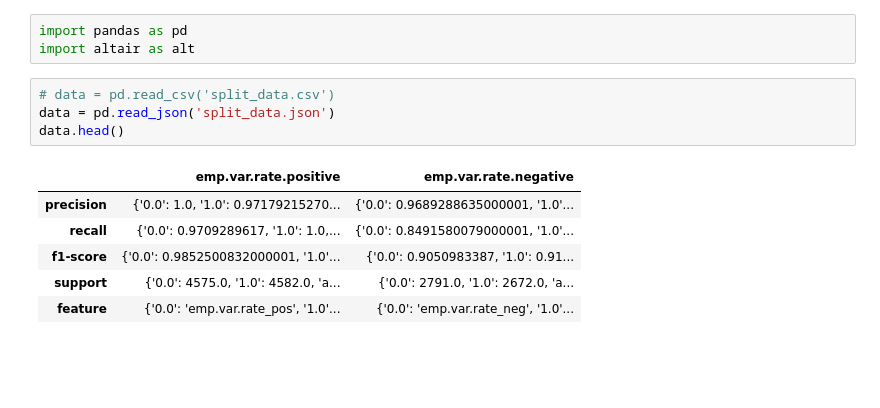
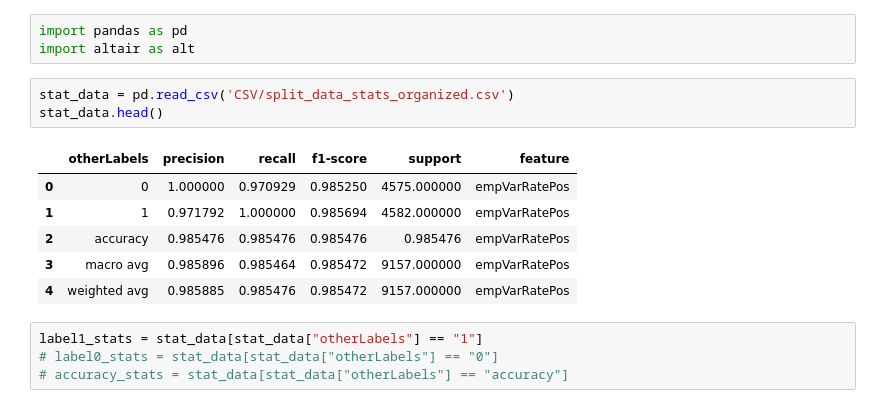
Before and after one commit to samanthastaheli/CSE450TeamProjects, a Jupyter notebook: split_data_tables.ipynb, the cells around one changed output. Saved outputs shown, nothing was run; the diff lists cells and outputs as text; blank space fills up the shorter version.

```diff
--- a/split_data_tables.ipynb
+++ b/split_data_tables.ipynb
@@ -1,14 +1,17 @@
 # %%
 import pandas as pd
 import altair as alt
-# %%
-# data = pd.read_csv('split_data.csv')
-data = pd.read_json('split_data.json')
-data.head()
-# %% [output]
-|  | emp.var.rate.positive | emp.var.rate.negative |
-| precision | {'0.0': 1.0, '1.0': 0.97179215270... | {'0.0': 0.9689288635000001, '1.0'... |
-| recall | {'0.0': 0.9709289617, '1.0': 1.0,... | {'0.0': 0.8491580079000001, '1.0'... |
-| f1-score | {'0.0': 0.9852500832000001, '1.0'... | {'0.0': 0.9050983387, '1.0': 0.91... |
-| support | {'0.0': 4575.0, '1.0': 4582.0, 'a... | {'0.0': 2791.0, '1.0': 2672.0, 'a... |
-| feature | {'0.0': 'emp.var.rate_pos', '1.0'... | {'0.0': 'emp.var.rate_neg', '1.0'... |
+# %%
+stat_data = pd.read_csv('CSV/split_data_stats_organized.csv')
+stat_data.head()
+# %% [output]
+|  | otherLabels | precision | recall | f1-score | support | feature |
+| 0 | 0 | 1.000000 | 0.970929 | 0.985250 | 4575.000000 | empVarRatePos |
+| 1 | 1 | 0.971792 | 1.000000 | 0.985694 | 4582.000000 | empVarRatePos |
+| 2 | accuracy | 0.985476 | 0.985476 | 0.985476 | 0.985476 | empVarRatePos |
+| 3 | macro avg | 0.985896 | 0.985464 | 0.985472 | 9157.000000 | empVarRatePos |
+| 4 | weighted avg | 0.985885 | 0.985476 | 0.985472 | 9157.000000 | empVarRatePos |
+# %%
+label1_stats = stat_data[stat_data["otherLabels"] == "1"]
+# label0_stats = stat_data[stat_data["otherLabels"] == "0"]
+# accuracy_stats = stat_data[stat_data["otherLabels"] == "accuracy"]
```
Also changed, not shown: parts of 12 cells of this notebook, 17 other files.
